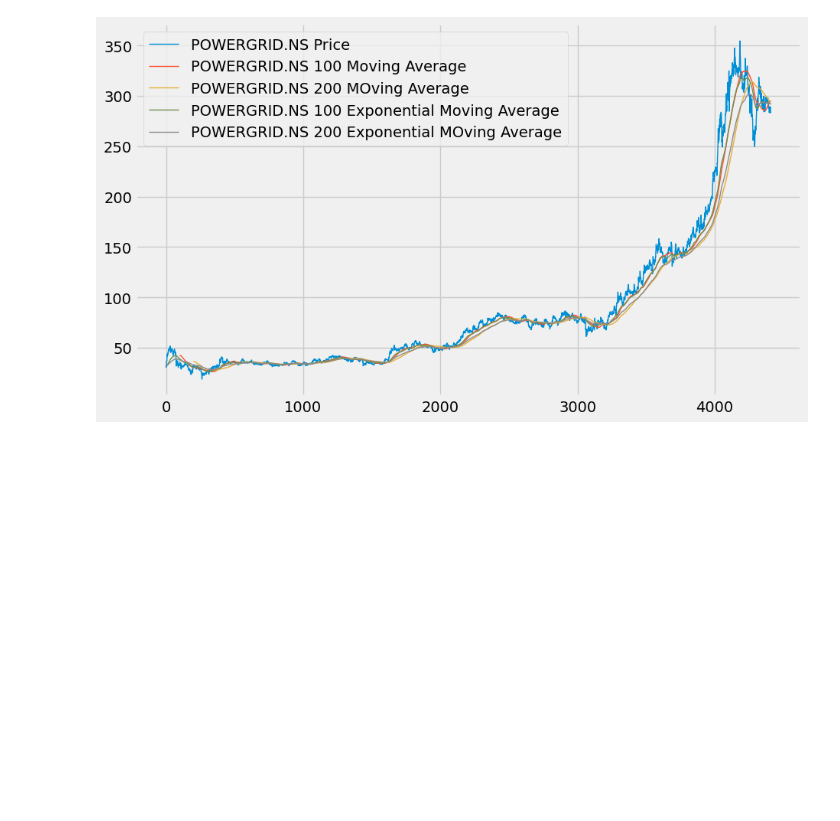
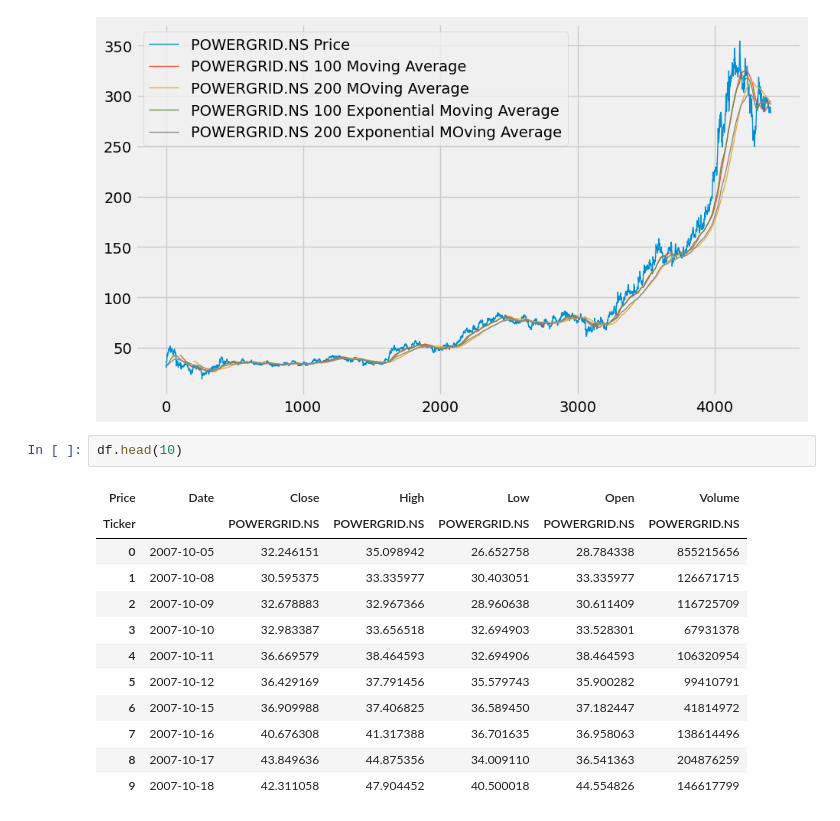
Before and after one commit to kamijoseph/LSTM-Stocks-Price, a Jupyter notebook: notebooks/main.ipynb, the cells around one changed output. Saved outputs shown, nothing was run; the diff lists cells and outputs as text; blank space fills up the shorter version.

```diff
--- a/notebooks/main.ipynb
+++ b/notebooks/main.ipynb
@@ -433,3 +423,18 @@ plt.legend()
 plt.show()
 # %% [output]
 [figure]
+# %%
+df.head(10)
+# %% [output]
+| Price | Date | Close | High | Low | Open | Volume |
+| Ticker |  | POWERGRID.NS | POWERGRID.NS | POWERGRID.NS | POWERGRID.NS | POWERGRID.NS |
+| 0 | 2007-10-05 | 32.246151 | 35.098942 | 26.652758 | 28.784338 | 855215656 |
+| 1 | 2007-10-08 | 30.595375 | 33.335977 | 30.403051 | 33.335977 | 126671715 |
+| 2 | 2007-10-09 | 32.678883 | 32.967366 | 28.960638 | 30.611409 | 116725709 |
+| 3 | 2007-10-10 | 32.983387 | 33.656518 | 32.694903 | 33.528301 | 67931378 |
+| 4 | 2007-10-11 | 36.669579 | 38.464593 | 32.694906 | 38.464593 | 106320954 |
+| 5 | 2007-10-12 | 36.429169 | 37.791456 | 35.579743 | 35.900282 | 99410791 |
+| 6 | 2007-10-15 | 36.909988 | 37.406825 | 36.589450 | 37.182447 | 41814972 |
+| 7 | 2007-10-16 | 40.676308 | 41.317388 | 36.701635 | 36.958063 | 138614496 |
+| 8 | 2007-10-17 | 43.849636 | 44.875356 | 34.009110 | 36.541363 | 204876259 |
+| 9 | 2007-10-18 | 42.311058 | 47.904452 | 40.500018 | 44.554826 | 146617799 |
```
Also changed, not shown: parts of 11 cells of this notebook.
